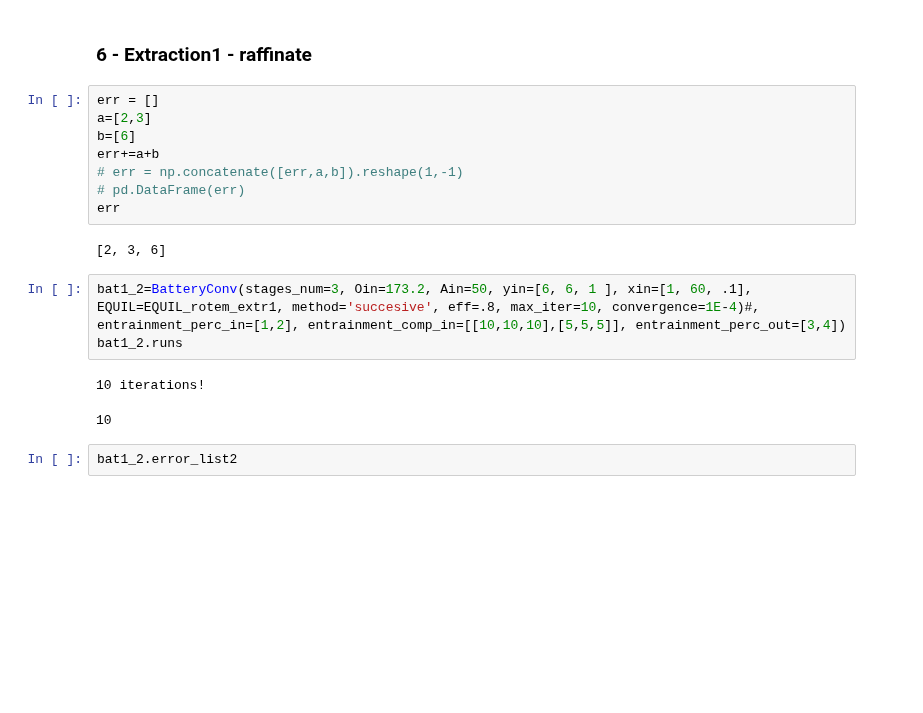
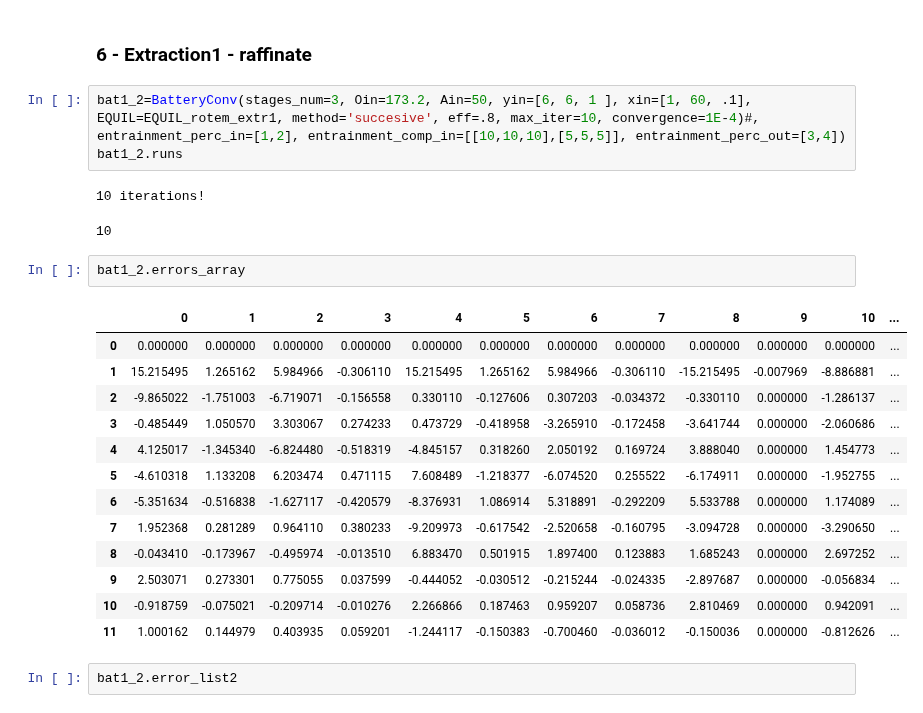
Before and after one commit to vladgap/LLC, a Jupyter notebook: Rotem LLC Extraction 1.ipynb, the cells around one changed output. Cells and saved outputs as stored; diff of their text form; blank space fills up the shorter version.

```diff
--- a/Rotem LLC Extraction 1.ipynb
+++ b/Rotem LLC Extraction 1.ipynb
@@ -843,22 +883,28 @@ fig.show()
 [interactive output not drawn]
 # %% [markdown]
 ### 6 - Extraction1 - raffinate
-# %%
-err = []
-a=[2,3]
-b=[6]
-err+=a+b
-# err = np.concatenate([err,a,b]).reshape(1,-1)
-# pd.DataFrame(err)
-err
-# %% [output]
-[2, 3, 6]
 # %%
 bat1_2=BatteryConv(stages_num=3, Oin=173.2, Ain=50, yin=[6, 6, 1 ], xin=[1, 60, .1], EQUIL=EQUIL_rotem_extr1, method='succesive', eff=.8, max_iter=10, convergence=1E-4)#, entrainment_perc_in=[1,2], entrainment_comp_in=[[10,10,10],[5,5,5]], entrainment_perc_out=[3,4])
 bat1_2.runs
 # %% [output]
 10 iterations!
 10
+# %%
+bat1_2.errors_array
+# %% [output]
+|  | 0 | 1 | 2 | 3 | 4 | 5 | 6 | 7 | 8 | 9 | 10 | ... |
+| 0 | 0.000000 | 0.000000 | 0.000000 | 0.000000 | 0.000000 | 0.000000 | 0.000000 | 0.000000 | 0.000000 | 0.000000 | 0.000000 | ... |
+| 1 | 15.215495 | 1.265162 | 5.984966 | -0.306110 | 15.215495 | 1.265162 | 5.984966 | -0.306110 | -15.215495 | -0.007969 | -8.886881 | ... |
+| 2 | -9.865022 | -1.751003 | -6.719071 | -0.156558 | 0.330110 | -0.127606 | 0.307203 | -0.034372 | -0.330110 | 0.000000 | -1.286137 | ... |
+| 3 | -0.485449 | 1.050570 | 3.303067 | 0.274233 | 0.473729 | -0.418958 | -3.265910 | -0.172458 | -3.641744 | 0.000000 | -2.060686 | ... |
+| 4 | 4.125017 | -1.345340 | -6.824480 | -0.518319 | -4.845157 | 0.318260 | 2.050192 | 0.169724 | 3.888040 | 0.000000 | 1.454773 | ... |
+| 5 | -4.610318 | 1.133208 | 6.203474 | 0.471115 | 7.608489 | -1.218377 | -6.074520 | 0.255522 | -6.174911 | 0.000000 | -1.952755 | ... |
+| 6 | -5.351634 | -0.516838 | -1.627117 | -0.420579 | -8.376931 | 1.086914 | 5.318891 | -0.292209 | 5.533788 | 0.000000 | 1.174089 | ... |
+| 7 | 1.952368 | 0.281289 | 0.964110 | 0.380233 | -9.209973 | -0.617542 | -2.520658 | -0.160795 | -3.094728 | 0.000000 | -3.290650 | ... |
+| 8 | -0.043410 | -0.173967 | -0.495974 | -0.013510 | 6.883470 | 0.501915 | 1.897400 | 0.123883 | 1.685243 | 0.000000 | 2.697252 | ... |
+| 9 | 2.503071 | 0.273301 | 0.775055 | 0.037599 | -0.444052 | -0.030512 | -0.215244 | -0.024335 | -2.897687 | 0.000000 | -0.056834 | ... |
+| 10 | -0.918759 | -0.075021 | -0.209714 | -0.010276 | 2.266866 | 0.187463 | 0.959207 | 0.058736 | 2.810469 | 0.000000 | 0.942091 | ... |
+| 11 | 1.000162 | 0.144979 | 0.403935 | 0.059201 | -1.244117 | -0.150383 | -0.700460 | -0.036012 | -0.150036 | 0.000000 | -0.812626 | ... |
 # %%
 bat1_2.error_list2
 # %% [output]
```
Also changed, not shown: parts of 5 cells of this notebook.
